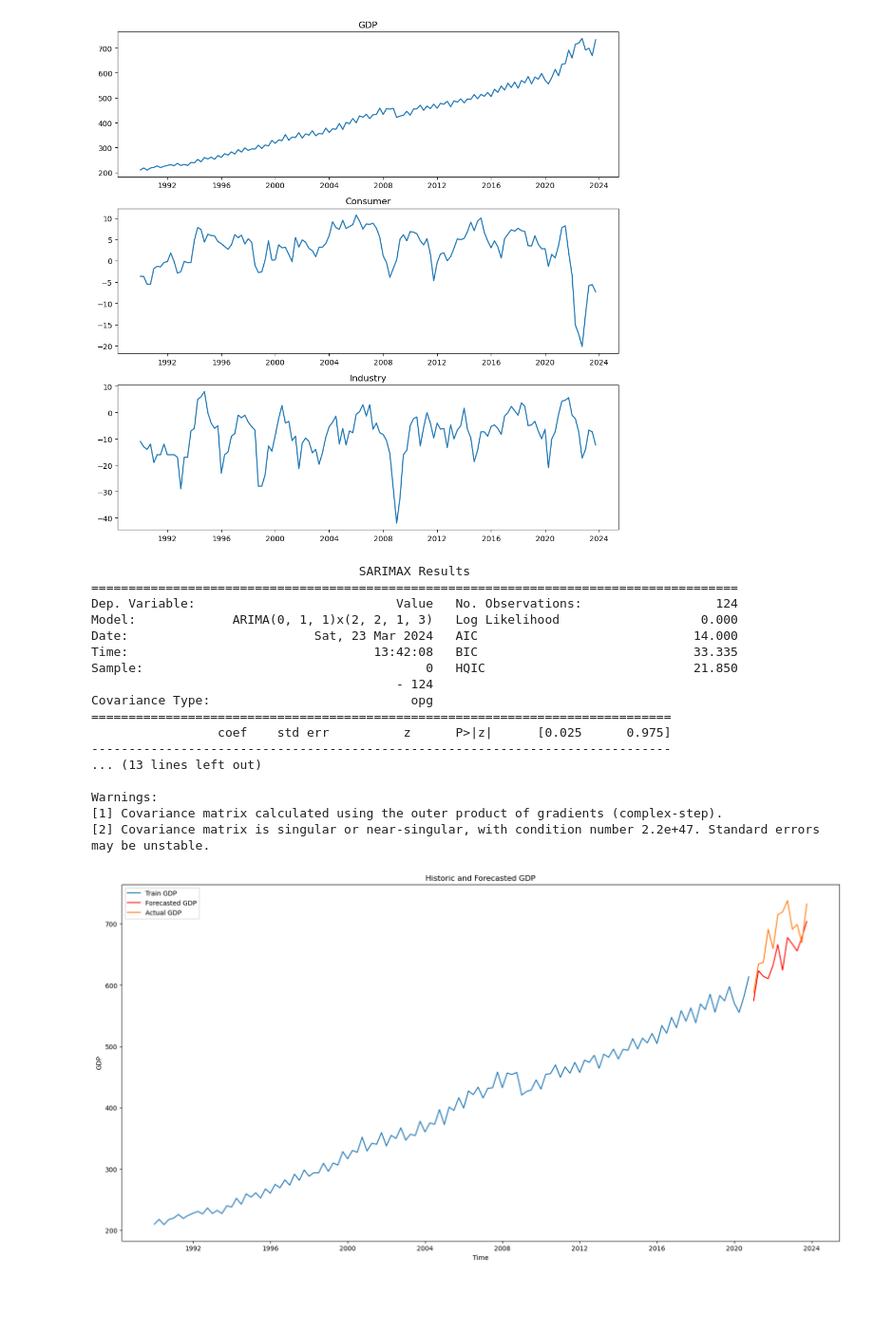
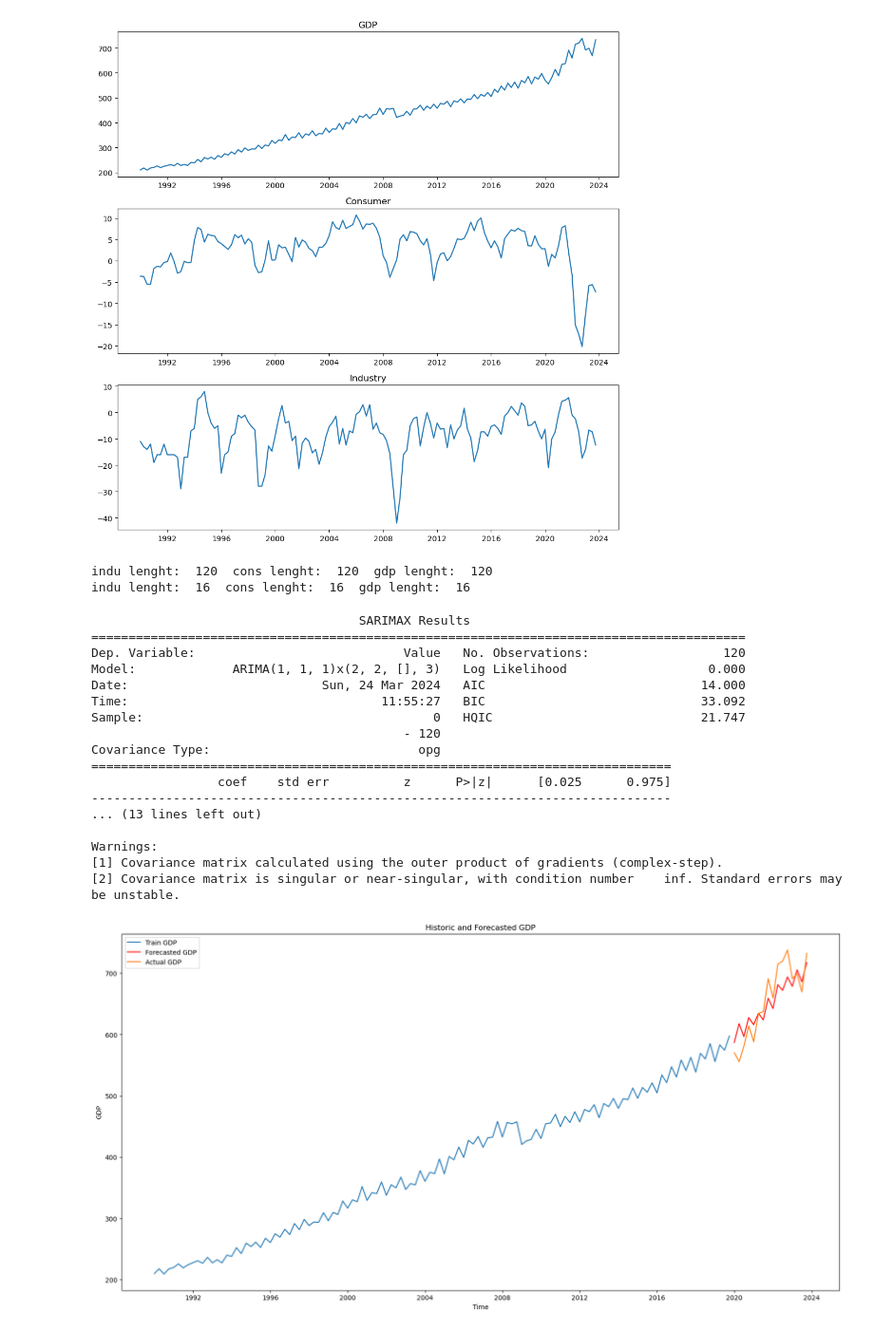
Before and after one commit to Madstn77/ML_Forecasting, a Jupyter notebook: Sentiment_Survey_Models/Post-Covid Models/SARIMAX model.ipynb, the cells around one changed output. Shown: that part at 95% size. Cells and saved outputs as stored; diff of their text form; code cells hidden in the pictures; blank space fills up the shorter version.

Commit message:
Adjusted the post covid models to predict 16 quarters ahead

```diff
--- a/Sentiment_Survey_Models/Post-Covid Models/SARIMAX model.ipynb
+++ b/Sentiment_Survey_Models/Post-Covid Models/SARIMAX model.ipynb
@@ -35,13 +35,20 @@ dtype: object
 [figure]
 # %%
 #Using the period 1990-2020 for training and 2021-2023 for testing
-indu_train = indu[(indu['Time'] >= '1990-01-01') & (indu['Time'] < '2021-01-01')]
-cons_train = cons[(cons['Time'] >= '1990-01-01') & (cons['Time'] < '2021-01-01')]
-gdp_train = gdp[(gdp['Time'] >= '1990-01-01') & (gdp['Time'] < '2021-01-01')]
+indu_train = indu[(indu['Time'] >= '1990-01-01') & (indu['Time'] < '2020-01-01')]
+cons_train = cons[(cons['Time'] >= '1990-01-01') & (cons['Time'] < '2020-01-01')]
+gdp_train = gdp[(gdp['Time'] >= '1990-01-01') & (gdp['Time'] < '2020-01-01')]
 
-indu_test = indu[(indu['Time'] >= '2021-01-01') & (indu['Time'] < '2024-01-01')]
-cons_test = cons[(cons['Time'] >= '2021-01-01') & (cons['Time'] < '2024-01-01')]
-gdp_test = gdp[(gdp['Time'] >= '2021-01-01') & (gdp['Time'] < '2024-01-01')]
+indu_test = indu[(indu['Time'] >= '2020-01-01') & (indu['Time'] < '2024-01-01')]
+cons_test = cons[(cons['Time'] >= '2020-01-01') & (cons['Time'] < '2024-01-01')]
+gdp_test = gdp[(gdp['Time'] >= '2020-01-01') & (gdp['Time'] < '2024-01-01')]
+
+#Printing the length of the training and testing data
+print("indu lenght: ", len(indu_train), " cons lenght: ", len(cons_train)," gdp lenght: ", len(gdp_train))
+print("indu lenght: ", len(indu_test), " cons lenght: ", len(cons_test)," gdp lenght: ", len(gdp_test))
+# %% [output]
+indu lenght:  120  cons lenght:  120  gdp lenght:  120
+indu lenght:  16  cons lenght:  16  gdp lenght:  16
 # %%
 from statsmodels.tsa.arima.model import ARIMA
 import itertools
@@ -109,14 +116,14 @@ except:
 print(best_model.summary())
 # %% [output]
                                     SARIMAX Results
-=======================================================================================
-Dep. Variable:                           Value   No. Observations:                  124
-Model:             ARIMA(0, 1, 1)x(2, 2, 1, 3)   Log Likelihood                   0.000
-Date:                         Sat, 23 Mar 2024   AIC                             14.000
-Time:                                 13:42:08   BIC                             33.335
-Sample:                                      0   HQIC                            21.850
-                                         - 124
-Covariance Type:                           opg
+========================================================================================
+Dep. Variable:                            Value   No. Observations:                  120
+Model:             ARIMA(1, 1, 1)x(2, 2, [], 3)   Log Likelihood                   0.000
+Date:                          Sun, 24 Mar 2024   AIC                             14.000
+Time:                                  11:55:27   BIC                             33.092
+Sample:                                       0   HQIC                            21.747
+                                          - 120
+Covariance Type:                            opg
 ==============================================================================
                  coef    std err          z      P>|z|      [0.025      0.975]
 ------------------------------------------------------------------------------
@@ -124,39 +131,39 @@ Covariance Type:                           opg
 
 Warnings:
 [1] Covariance matrix calculated using the outer product of gradients (complex-step).
-[2] Covariance matrix is singular or near-singular, with condition number 2.2e+47. Standard errors may be unstable.
+[2] Covariance matrix is singular or near-singular, with condition number    inf. Standard errors may be unstable.
 # %%
-# Forecast 12 quarters ahead based on test indu and cons
+# Forecast 16 quarters ahead based on test indu and cons
 fut_exog = pd.concat([indu_test['Value'].dropna(), cons_test['Value'].dropna()], axis=1)
 fut_exog.columns = ['Value_indu', 'Value_cons']
 
-forecast = model_fit.get_forecast(steps=12, exog=fut_exog.iloc[-12:])
+forecast = model_fit.get_forecast(steps=16, exog=fut_exog.iloc[-16:])
 
 # Get the forecasted values
 forecast_values = forecast.predicted_mean
 
 # Define the forecast dates
-forecast_dates = pd.date_range(start=gdp_train['Time'].iloc[-1], periods=12, freq='QE')
+forecast_dates = pd.date_range(start=gdp_train['Time'].iloc[-1], periods=16, freq='QE')
 
 # Plotting the forecasted values
 # Plotting historic GDP and forecasted GDP
 plt.figure(figsize=(20,10))
 plt.plot(gdp_train['Time'], gdp_train['Value'], label='Train GDP')
 plt.plot(forecast_dates, forecast_values, color='red', label='Forecasted GDP')
 plt.plot(gdp_test['Time'], gdp_test['Value'], label='Actual GDP')
 
 # Set the title and labels
 plt.title('Historic and Forecasted GDP')
 plt.xlabel('Time')
 plt.ylabel('GDP')
 
 # Add a legend
 plt.legend()
 
 # Display the plot
 plt.show()
 # %% [output]
-[figure, old version]
+[figure, new version]
 # %%
 from statsmodels.tools.eval_measures import rmse
 #Comparing the forecasted values with the actual values trough RMSE
```
Also changed, not shown: parts of 1 cell of this notebook, 3 other files.
